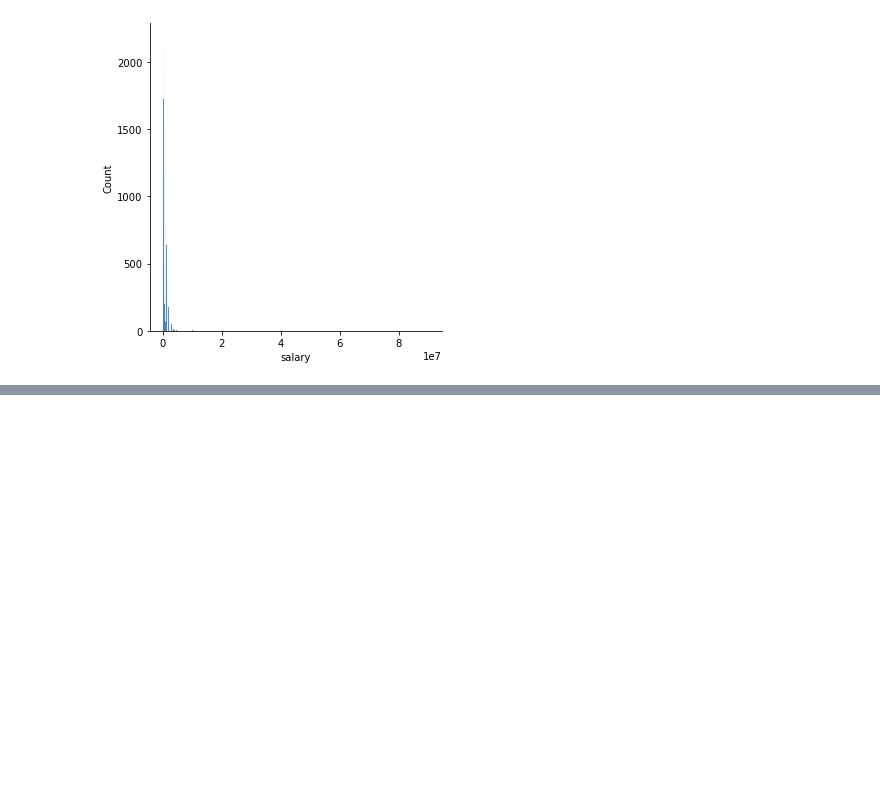
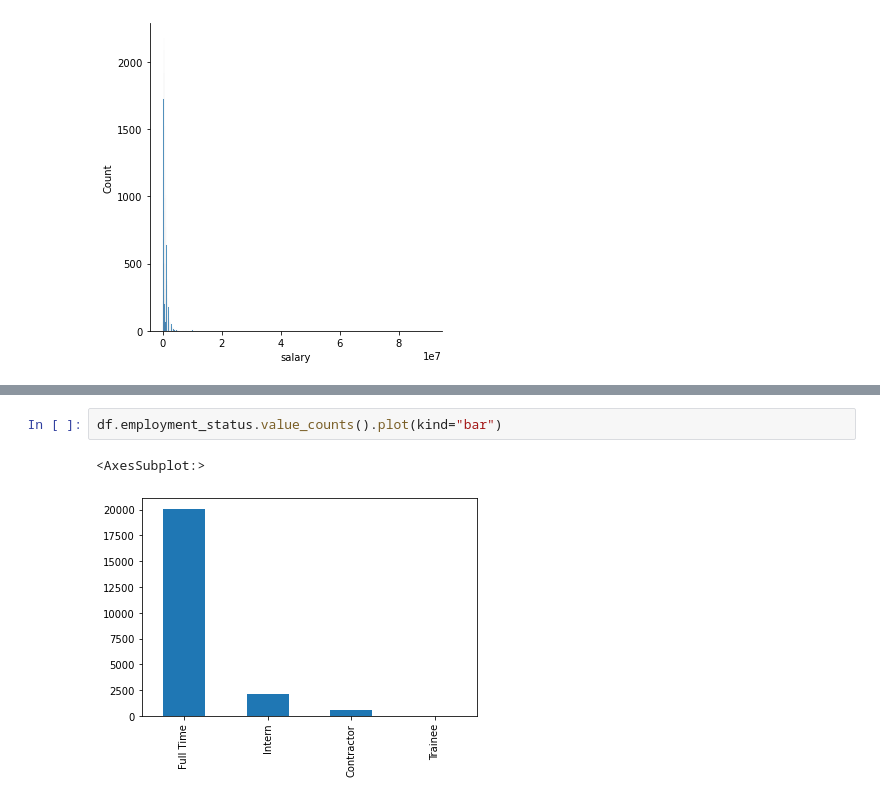
Before and after one commit to Biob-scientist/Exploring-tech-jobs-salary-data-, a Jupyter notebook: salary_exploratory_analysis.ipynb, the cells around one changed output, grey strips where cells are left out. Drawn from its saved outputs; the diff is of its cells as text; blank space fills up the shorter version.

Commit message:
Feat: Start univariate visualization

```diff
--- a/salary_exploratory_analysis.ipynb
+++ b/salary_exploratory_analysis.ipynb
@@ -100,0 +111,5 @@ plt.hist(data=df,x="salary",bins=600000);
+# %%
+df.employment_status.value_counts().plot(kind="bar")
+# %% [output]
+<AxesSubplot:>
+[figure, added]
```
Also changed, not shown: parts of 3 cells of this notebook.
